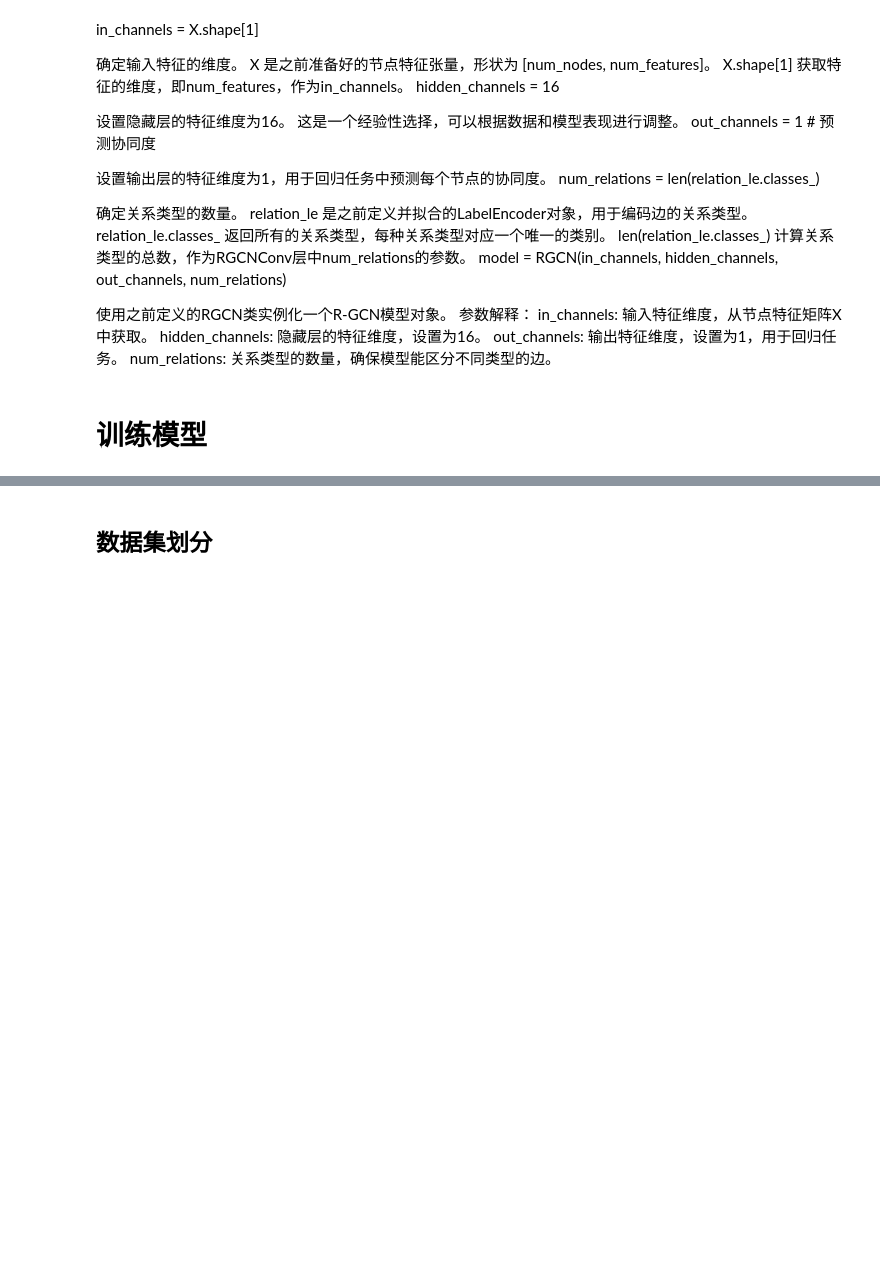
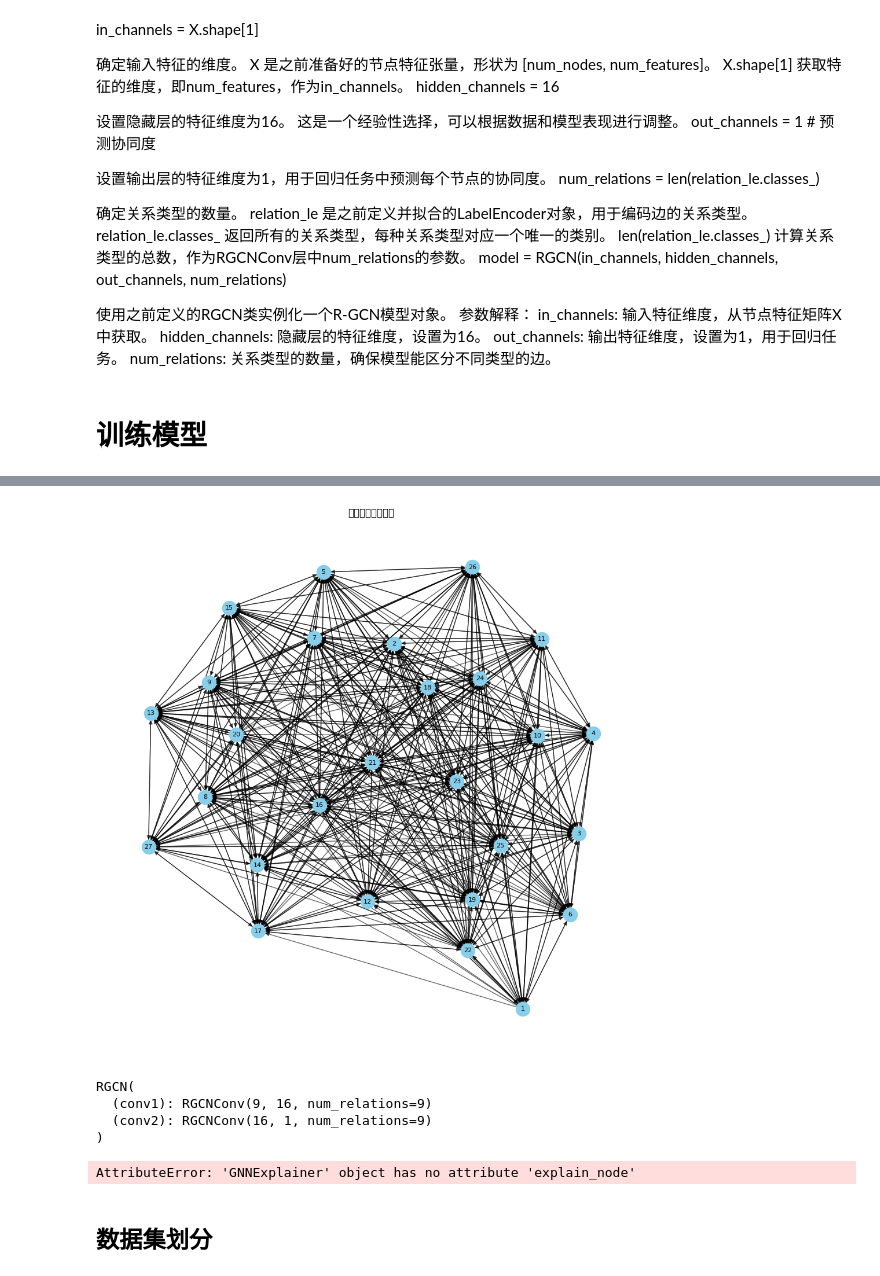
Before and after one commit to ManGuo1130/Synergistic-effect-evaluation, a Jupyter notebook: R_GCN.ipynb, the cells around one changed output, grey strips where cells are left out. Saved outputs shown, nothing was run; the diff lists cells and outputs as text; code cells hidden in the pictures; blank space fills up the shorter version.

```diff
--- a/R_GCN.ipynb
+++ b/R_GCN.ipynb
@@ -196,0 +252,80 @@ optimizer = optim.Adam(model.parameters(), lr=0.01)
+# %%
+import networkx as nx
+
+# 创建有向图
+G = nx.DiGraph()
+
+# 添加节点，附加特征
+for idx, row in node_features.iterrows():
+    G.add_node(row['OBJECTID'], area=row['城市建设用地占市区.面积比重'],
+               gdp=row['地区生产总值'], coord=(row.get('lat', 0), row.get('lon', 0)))
+
+# 添加边，附加关系类型和权重
+for idx, row in weights_all.iterrows():
+    G.add_edge(row['from'], row['to'], relation=row['relation'], weight=row['weights'])
+
+# 绘制网络图
+plt.figure(figsize=(12, 12))
+pos = nx.spring_layout(G, k=0.5)
+
+# 根据关系类型选择颜色
+relation_colors = {'常住人口': 'red', '人均生产总值': 'green'}  # 示例关系类型和颜色
+edge_colors = [relation_colors.get(data['relation'], 'black') for _, _, data in G.edges(data=True)]
+
+# 绘制节点
+nx.draw_networkx_nodes(G, pos, node_size=300, node_color='skyblue')
+
+# 绘制边
+nx.draw_networkx_edges(G, pos, edge_color=edge_colors, alpha=0.6)
+
+# 绘制标签
+nx.draw_networkx_labels(G, pos, font_size=8)
+
+plt.title('城市间关系网络图')
+plt.axis('off')
+plt.show()
+# %% [output]
+[figure, added]
+# %%
+import torch
+import torch.nn.functional as F
+from torch_geometric.explain import GNNExplainer
+from torch_geometric.nn import RGCNConv
+from torch_geometric.data import Data
+
+# 假设模型和数据已经定义如下
+# model = RGCN(in_channels, hidden_channels, out_channels, num_relations)
+# data = Data(x=X, edge_index=edge_index, edge_type=edge_type, edge_attr=edge_weight, y=y)
+
+# 加载训练好的模型参数（如果已保存）
+# model.load_state_dict(torch.load('rgcn_model.pth'))
+model.eval()
+# %% [output]
+RGCN(
+  (conv1): RGCNConv(9, 16, num_relations=9)
+  (conv2): RGCNConv(16, 1, num_relations=9)
+)
+# %%
+# 创建GNNExplainer对象
+# explainer = GNNExplainer(model, epochs=200)
+
+# 选择要解释的节点（例如节点索引0）
+node_idx = 0
+
+# 生成解释
+node_feat_mask, edge_mask = explainer.explain_node(
+    node_idx,
+    data.x,
+    data.edge_index,
+    edge_type=data.edge_type
+)
+
+# 打印重要的特征
+print("重要特征权重:")
+print(node_feat_mask)
+
+# 打印重要的边
+print("重要边权重:")
+print(edge_mask)
+# %% [output]
+AttributeError: 'GNNExplainer' object has no attribute 'explain_node'
```
Also changed, not shown: parts of 4 cells of this notebook.
